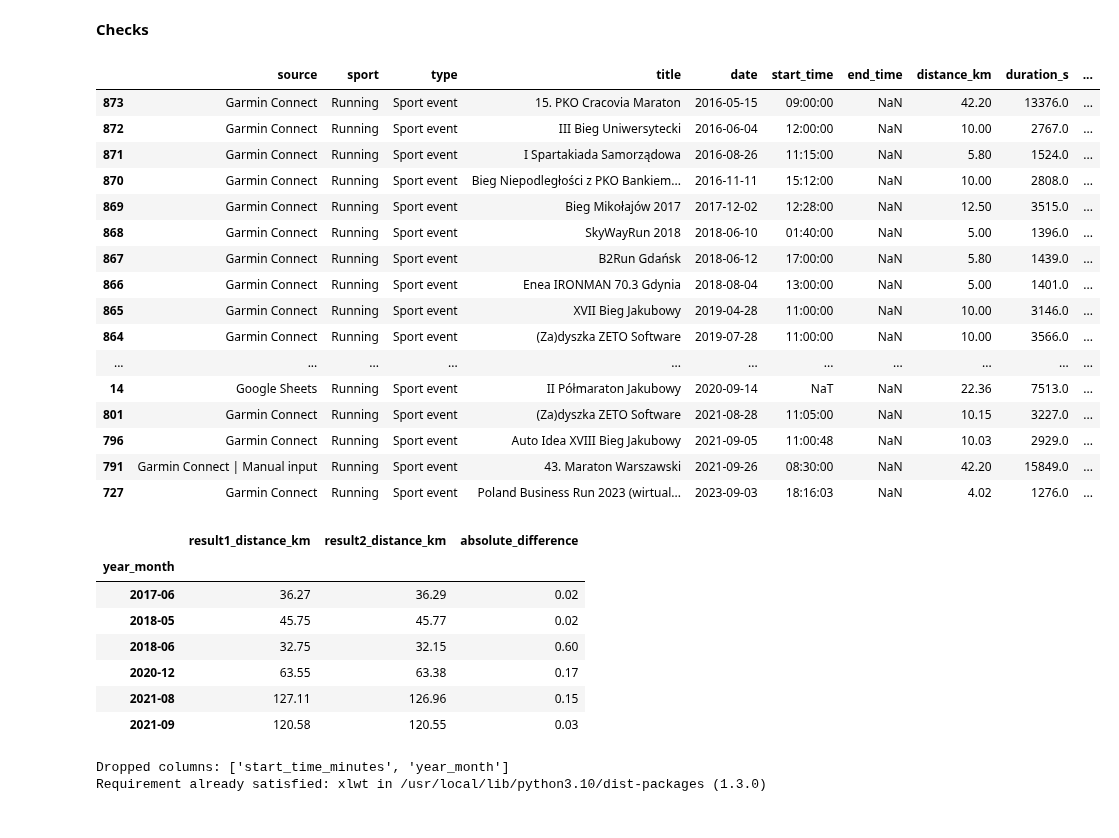
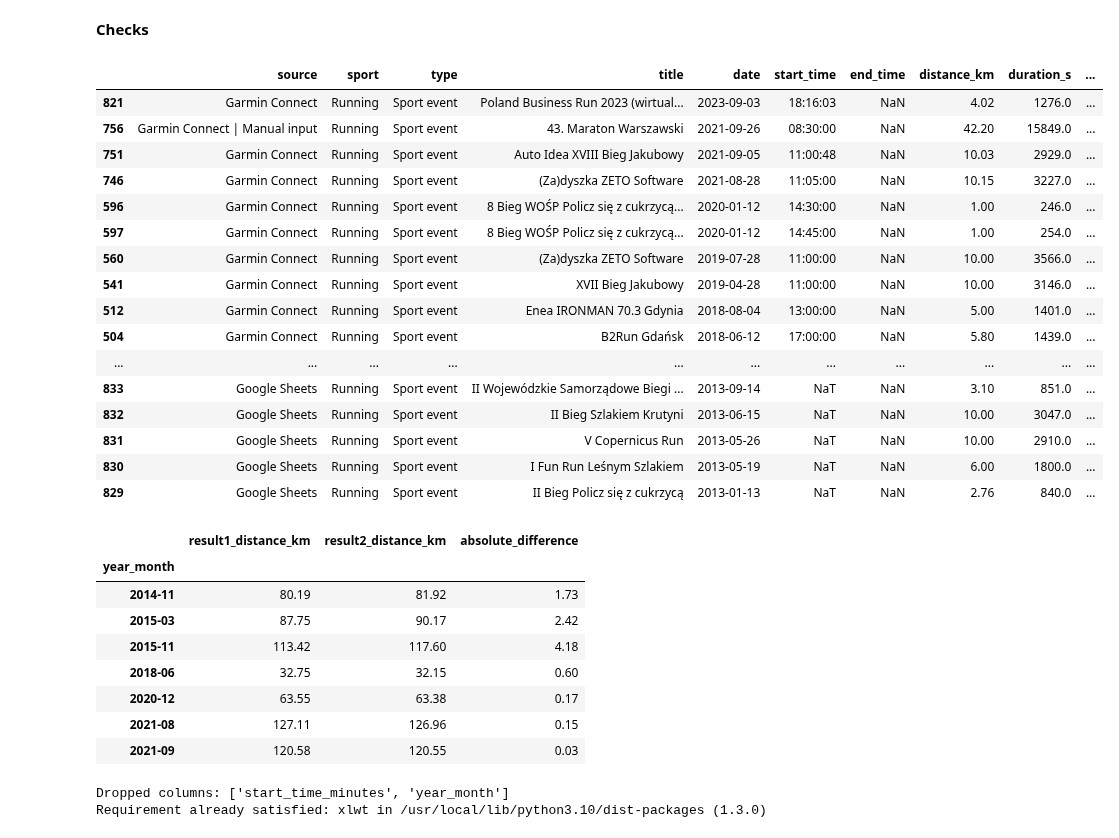
Before and after one commit to slazur83/Tableau, a Jupyter notebook: Workouts.ipynb, the cells around one changed output. Drawn from its saved outputs; the diff is of its cells as text; code cells hidden in the pictures.

```diff
--- a/Workouts.ipynb
+++ b/Workouts.ipynb
@@ -242,10 +244,8 @@ df12345.loc[df12345['title'] == '43. Maraton Warszawski', 'duration_s'] = 15849
 df12345.loc[df12345['title'] == '43. Maraton Warszawski', 'source'] = df12345['source'] + ' | Manual input'
 df12345['speed_avg_kmh'] = (df12345['distance_km'] / (df12345['duration_s'] / 3600)).round(2)
 # %%
-google_sheets_link = 'https://docs.google.com/spreadsheets/d/1I6XjfT990f6rArjYedIf0nw5vsBye_L6vkMILD8YjZI/edit?usp=sharing'
-document_key = google_sheets_link.split('/')[-2]
+document_key = google_sheets_link_1.split('/')[-2]
 worksheet_link = f'https://docs.google.com/spreadsheets/d/{document_key}/export?format=csv'
 
-dfgoogle1 = pd.read_csv(worksheet_link, header=1)
-dfgoogle1['data'] = pd.to_datetime(dfgoogle1['data'], format='%d-%m-%Y')
-dfgoogle1
+dfgoogle_1 = pd.read_csv(worksheet_link, header=1)
+dfgoogle_1['data'] = pd.to_datetime(dfgoogle_1['data'], format='%d-%m-%Y')
@@ -295,0 +252,12 @@ Int64Index([], dtype='int64')
+# %%
+df_nans = df12345.loc[df12345['source'].isna()]
+merged_df = pd.merge(df_nans, dfgoogle_1[['data', 'nazwa zawodów']], left_on='date', right_on='data', how='inner')
+
+selected_columns = df_nans.columns.tolist() + ['nazwa zawodów']
+final_df = merged_df[selected_columns]
+
+merged_df['title'] = merged_df['nazwa zawodów']
+merged_df['source'] = "Google Sheets"
+merged_df['type'] = "Sport event"
+merged_df = merged_df.drop(['data', 'nazwa zawodów'], axis=1)
+merged_df
@@ -296,26 +282,32 @@ Int64Index([], dtype='int64')
+# %%
+dates_to_remove = merged_df['date'].tolist()
+df12345_filtered = df12345[~df12345['date'].isin(dates_to_remove)]
+# %%
+df12345 = pd.concat([df12345_filtered, merged_df], ignore_index=True)
 # %% [markdown]
 **Checks**
 # %%
 x = df12345.loc[df12345['type']== 'Sport event']
-display(x)
+sorted_df = x.sort_values(by='date', ascending=False)
+display(sorted_df)
 # %% [output]
 |  | source | sport | type | title | date | start_time | end_time | distance_km | duration_s | ... |
-| 873 | Garmin Connect | Running | Sport event | 15. PKO Cracovia Maraton | 2016-05-15 | 09:00:00 | NaN | 42.20 | 13376.0 | ... |
-| 872 | Garmin Connect | Running | Sport event | III Bieg Uniwersytecki | 2016-06-04 | 12:00:00 | NaN | 10.00 | 2767.0 | ... |
-| 871 | Garmin Connect | Running | Sport event | I Spartakiada Samorządowa | 2016-08-26 | 11:15:00 | NaN | 5.80 | 1524.0 | ... |
-| 870 | Garmin Connect | Running | Sport event | Bieg Niepodległości z PKO Bankiem... | 2016-11-11 | 15:12:00 | NaN | 10.00 | 2808.0 | ... |
-| 869 | Garmin Connect | Running | Sport event | Bieg Mikołajów 2017 | 2017-12-02 | 12:28:00 | NaN | 12.50 | 3515.0 | ... |
-| 868 | Garmin Connect | Running | Sport event | SkyWayRun 2018 | 2018-06-10 | 01:40:00 | NaN | 5.00 | 1396.0 | ... |
-| 867 | Garmin Connect | Running | Sport event | B2Run Gdańsk | 2018-06-12 | 17:00:00 | NaN | 5.80 | 1439.0 | ... |
-| 866 | Garmin Connect | Running | Sport event | Enea IRONMAN 70.3 Gdynia | 2018-08-04 | 13:00:00 | NaN | 5.00 | 1401.0 | ... |
-| 865 | Garmin Connect | Running | Sport event | XVII Bieg Jakubowy | 2019-04-28 | 11:00:00 | NaN | 10.00 | 3146.0 | ... |
-| 864 | Garmin Connect | Running | Sport event | (Za)dyszka ZETO Software | 2019-07-28 | 11:00:00 | NaN | 10.00 | 3566.0 | ... |
+| 821 | Garmin Connect | Running | Sport event | Poland Business Run 2023 (wirtual... | 2023-09-03 | 18:16:03 | NaN | 4.02 | 1276.0 | ... |
+| 756 | Garmin Connect | Manual input | Running | Sport event | 43. Maraton Warszawski | 2021-09-26 | 08:30:00 | NaN | 42.20 | 15849.0 | ... |
+| 751 | Garmin Connect | Running | Sport event | Auto Idea XVIII Bieg Jakubowy | 2021-09-05 | 11:00:48 | NaN | 10.03 | 2929.0 | ... |
+| 746 | Garmin Connect | Running | Sport event | (Za)dyszka ZETO Software | 2021-08-28 | 11:05:00 | NaN | 10.15 | 3227.0 | ... |
+| 596 | Garmin Connect | Running | Sport event | 8 Bieg WOŚP Policz się z cukrzycą... | 2020-01-12 | 14:30:00 | NaN | 1.00 | 246.0 | ... |
+| 597 | Garmin Connect | Running | Sport event | 8 Bieg WOŚP Policz się z cukrzycą... | 2020-01-12 | 14:45:00 | NaN | 1.00 | 254.0 | ... |
+| 560 | Garmin Connect | Running | Sport event | (Za)dyszka ZETO Software | 2019-07-28 | 11:00:00 | NaN | 10.00 | 3566.0 | ... |
+| 541 | Garmin Connect | Running | Sport event | XVII Bieg Jakubowy | 2019-04-28 | 11:00:00 | NaN | 10.00 | 3146.0 | ... |
+| 512 | Garmin Connect | Running | Sport event | Enea IRONMAN 70.3 Gdynia | 2018-08-04 | 13:00:00 | NaN | 5.00 | 1401.0 | ... |
+| 504 | Garmin Connect | Running | Sport event | B2Run Gdańsk | 2018-06-12 | 17:00:00 | NaN | 5.80 | 1439.0 | ... |
 | ... | ... | ... | ... | ... | ... | ... | ... | ... | ... | ... |
-| 14 | Google Sheets | Running | Sport event | II Półmaraton Jakubowy | 2020-09-14 | NaT | NaN | 22.36 | 7513.0 | ... |
-| 801 | Garmin Connect | Running | Sport event | (Za)dyszka ZETO Software | 2021-08-28 | 11:05:00 | NaN | 10.15 | 3227.0 | ... |
-| 796 | Garmin Connect | Running | Sport event | Auto Idea XVIII Bieg Jakubowy | 2021-09-05 | 11:00:48 | NaN | 10.03 | 2929.0 | ... |
-| 791 | Garmin Connect | Manual input | Running | Sport event | 43. Maraton Warszawski | 2021-09-26 | 08:30:00 | NaN | 42.20 | 15849.0 | ... |
-| 727 | Garmin Connect | Running | Sport event | Poland Business Run 2023 (wirtual... | 2023-09-03 | 18:16:03 | NaN | 4.02 | 1276.0 | ... |
+| 833 | Google Sheets | Running | Sport event | II Wojewódzkie Samorządowe Biegi ... | 2013-09-14 | NaT | NaN | 3.10 | 851.0 | ... |
+| 832 | Google Sheets | Running | Sport event | II Bieg Szlakiem Krutyni | 2013-06-15 | NaT | NaN | 10.00 | 3047.0 | ... |
+| 831 | Google Sheets | Running | Sport event | V Copernicus Run | 2013-05-26 | NaT | NaN | 10.00 | 2910.0 | ... |
+| 830 | Google Sheets | Running | Sport event | I Fun Run Leśnym Szlakiem | 2013-05-19 | NaT | NaN | 6.00 | 1800.0 | ... |
+| 829 | Google Sheets | Running | Sport event | II Bieg Policz się z cukrzycą | 2013-01-13 | NaT | NaN | 2.76 | 840.0 | ... |
 # %%
 df12345['start_time'] = pd.to_datetime(df12345['start_time'], format='%H:%M:%S').dt.time
 df12345['start_time_minutes'] = df12345['start_time'].apply(lambda x: x.hour * 60 + x.minute if not pd.isnull(x) else None)
@@ -359,13 +351,14 @@ result2 = result2.rename(columns={'distance_km': 'result2_distance_km'})
 
 result = pd.concat([result1.set_index('year_month'), result2.set_index('year_month')], axis=1, join='outer')
 result['absolute_difference'] = abs(result['result2_distance_km'] - result['result1_distance_km'])
-filtered_df = result[result['absolute_difference'] > 0.02].copy()
+filtered_df = result[result['absolute_difference'] > 0.03].copy()
 display(filtered_df)
 # %% [output]
 |  | result1_distance_km | result2_distance_km | absolute_difference |
 | year_month |  |  |  |
-| 2017-06 | 36.27 | 36.29 | 0.02 |
-| 2018-05 | 45.75 | 45.77 | 0.02 |
+| 2014-11 | 80.19 | 81.92 | 1.73 |
+| 2015-03 | 87.75 | 90.17 | 2.42 |
+| 2015-11 | 113.42 | 117.60 | 4.18 |
 | 2018-06 | 32.75 | 32.15 | 0.60 |
 | 2020-12 | 63.55 | 63.38 | 0.17 |
 | 2021-08 | 127.11 | 126.96 | 0.15 |
```
Also changed, not shown: parts of 8 cells of this notebook.
